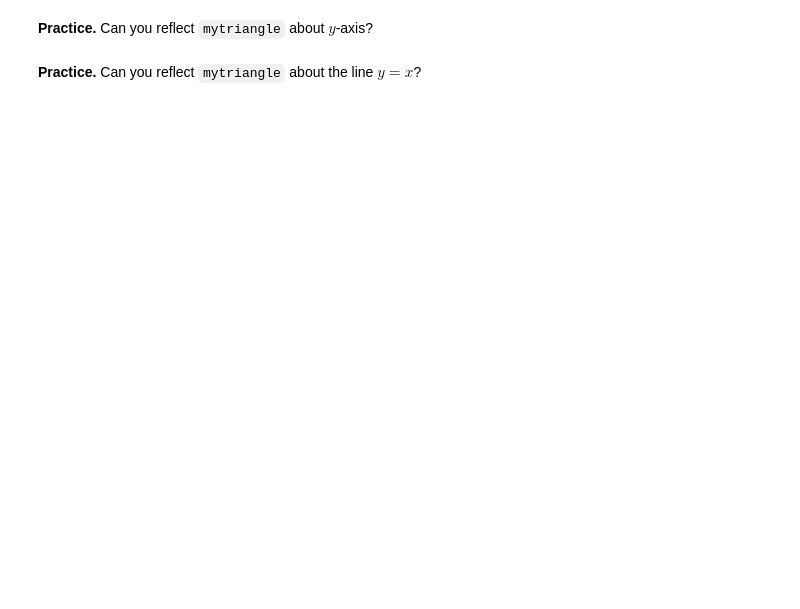
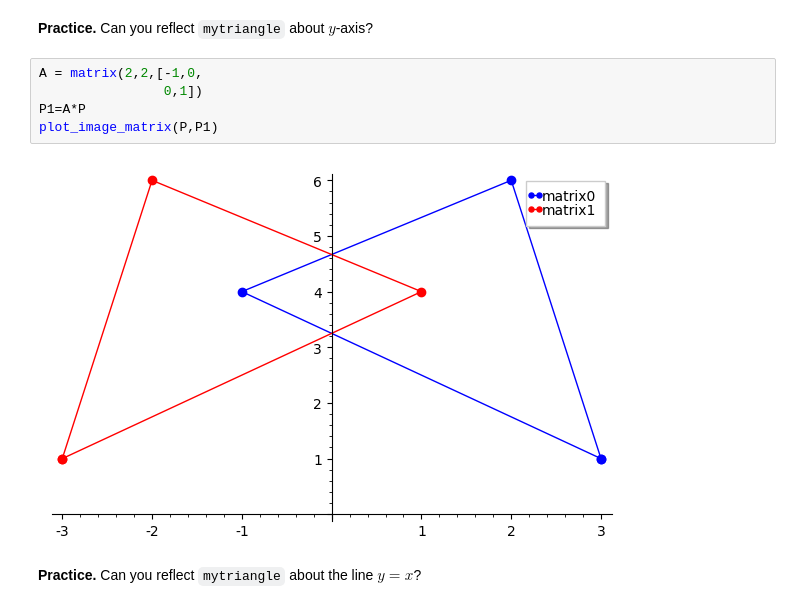
Before and after one commit to prmath/icma224web, a Jupyter notebook: linear_transformation/image-transformation.ipynb, the cells around one changed output. Cells and saved outputs as stored; diff of their text form; blank space fills up the shorter version.

```diff
--- a/linear_transformation/image-transformation.ipynb
+++ b/linear_transformation/image-transformation.ipynb
@@ -79,4 +108,11 @@ show(pic,gridlines=true,aspect_ratio=1)
 # %% [markdown]
 **Practice.** Can you reflect `mytriangle` about $y$-axis?
+# %%
+A = matrix(2,2,[-1,0,
+                0,1])
+P1=A*P
+plot_image_matrix(P,P1)
+# %% [output]
+[figure, added]
 # %% [markdown]
 **Practice.** Can you reflect `mytriangle` about the line $y=x$?
```
Also changed, not shown: parts of 16 cells of this notebook.
